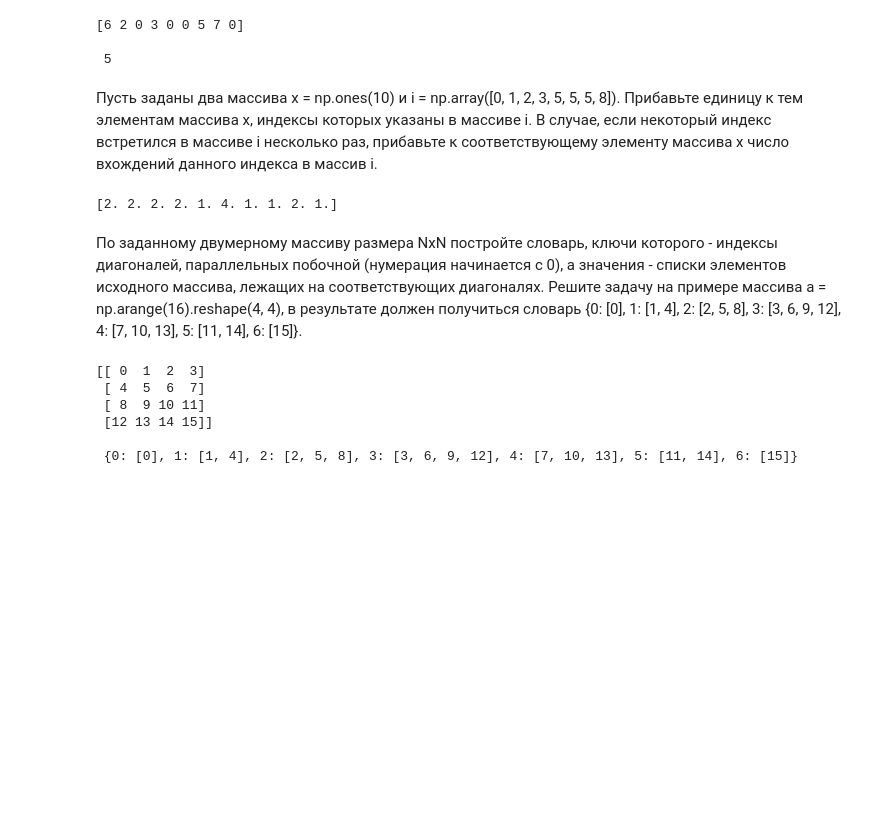
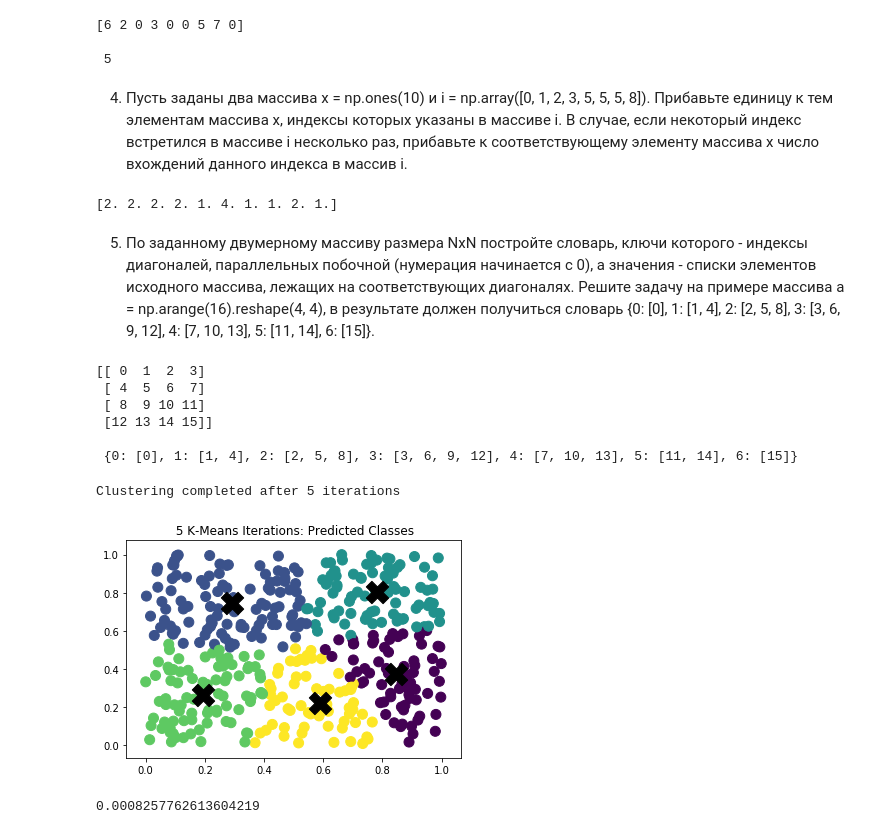
Before and after one commit to DavletovDenis/MLstatprac, a Jupyter notebook: ML_hw2_Numpy.ipynb, the cells around one changed output. Drawn from its saved outputs; the diff is of its cells as text; code cells hidden in the pictures; blank space fills up the shorter version.

```diff
--- a/ML_hw2_Numpy.ipynb
+++ b/ML_hw2_Numpy.ipynb
@@ -45,7 +45,7 @@ print(x, '\n\n', np.amax(x[1:][mask[:-1]]))
 
  5
 # %% [markdown]
-Пусть заданы два массива x = np.ones(10) и i = np.array([0, 1, 2, 3, 5, 5, 5, 8]). Прибавьте единицу к тем элементам массива x, индексы которых указаны в массиве i. В случае, если некоторый индекс встретился в массиве i несколько раз, прибавьте к соответствующему элементу массива x число вхождений данного индекса в массив i.
+4. Пусть заданы два массива x = np.ones(10) и i = np.array([0, 1, 2, 3, 5, 5, 5, 8]). Прибавьте единицу к тем элементам массива x, индексы которых указаны в массиве i. В случае, если некоторый индекс встретился в массиве i несколько раз, прибавьте к соответствующему элементу массива x число вхождений данного индекса в массив i.
 # %%
 x = np.ones(10)
 i = np.array([0, 1, 2, 3, 5, 5, 5, 8])
@@ -54,7 +54,7 @@ print(x)
 # %% [output]
 [2. 2. 2. 2. 1. 4. 1. 1. 2. 1.]
 # %% [markdown]
-По заданному двумерному массиву размера NxN постройте словарь, ключи которого - индексы диагоналей, параллельных побочной (нумерация начинается с 0), а значения - списки элементов исходного массива, лежащих на соответствующих диагоналях. Решите задачу на примере массива a = np.arange(16).reshape(4, 4), в результате должен получиться словарь {0: [0], 1: [1, 4], 2: [2, 5, 8], 3: [3, 6, 9, 12], 4: [7, 10, 13], 5: [11, 14], 6: [15]}.
+5. По заданному двумерному массиву размера NxN постройте словарь, ключи которого - индексы диагоналей, параллельных побочной (нумерация начинается с 0), а значения - списки элементов исходного массива, лежащих на соответствующих диагоналях. Решите задачу на примере массива a = np.arange(16).reshape(4, 4), в результате должен получиться словарь {0: [0], 1: [1, 4], 2: [2, 5, 8], 3: [3, 6, 9, 12], 4: [7, 10, 13], 5: [11, 14], 6: [15]}.
 # %%
 a = np.arange(16).reshape(4, 4)
 print(a, '\n\n', {i: np.diag(np.flip(a, axis = 1), 3-i).tolist() for i in range(7)})
@@ -65,3 +65,45 @@ print(a, '\n\n', {i: np.diag(np.flip(a, axis = 1), 3-i).tolist() for i in range(
  [12 13 14 15]]
 
  {0: [0], 1: [1, 4], 2: [2, 5, 8], 3: [3, 6, 9, 12], 4: [7, 10, 13], 5: [11, 14], 6: [15]}
+# %%
+#Generating X
+X = np.random.rand(400, 2)
+
+
+#Defining k-means function
+def kmeans(X, k, itr, thresh):
+
+    centroids = X[:k]
+
+    for i in range(itr):
+        labels = np.argmin(np.linalg.norm(X - centroids[:, None], axis=2), axis=0)
+
+        new_centroids = np.array([X[labels==j, :].mean(axis=0) for j in range(k)])
+
+        dist = ((new_centroids - centroids)**2).sum()
+
+        if (dist <= thresh) or (new_centroids == centroids).all():
+            break
+        else:
+            centroids = new_centroids
+    else:
+        raise RuntimeError(f"Clustering algorithm did not complete within {itr} iterations")
+
+    print(f"Clustering completed after {i} iterations")
+    return(centroids, dist, labels, i)
+
+centroids, dist, labels, i = kmeans(X, 5, 100, 1e-03)
+
+import matplotlib.pyplot as plt
+%matplotlib inline
+
+plt.scatter(x=X[:, 0], y=X[:, 1], s=100, c=labels)
+plt.scatter(x=centroids[:, 0], y=centroids[:, 1], s=500, c='k', marker='X')
+plt.title(f" {i} K-Means Iterations: Predicted Classes")
+plt.show()
+
+dist
+# %% [output]
+Clustering completed after 5 iterations
+[figure, added]
+0.0008257762613604219
```
Also changed, not shown: parts of 3 cells of this notebook.
